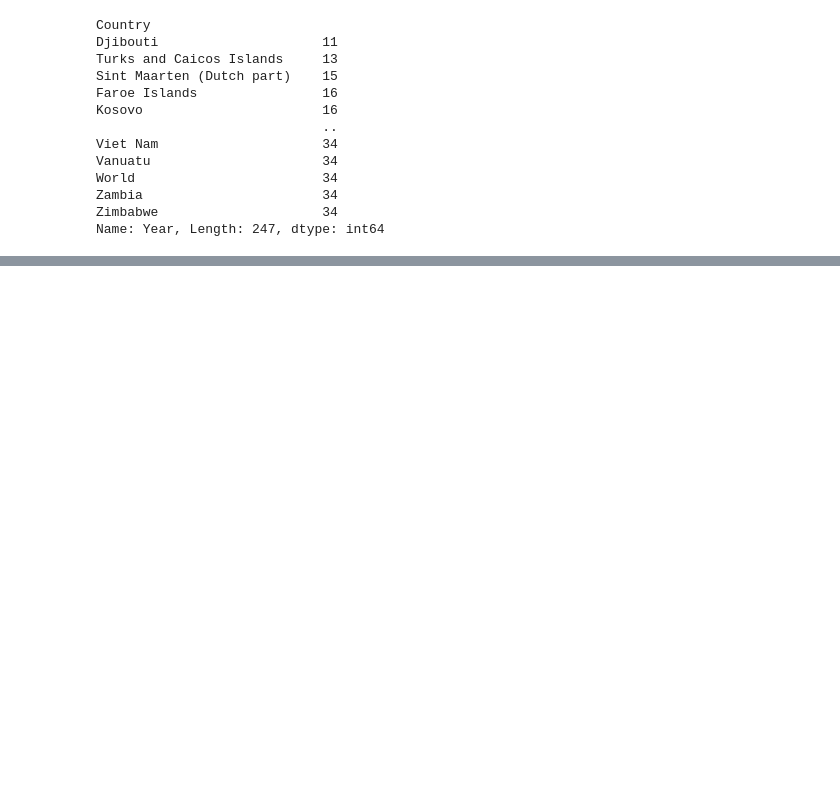
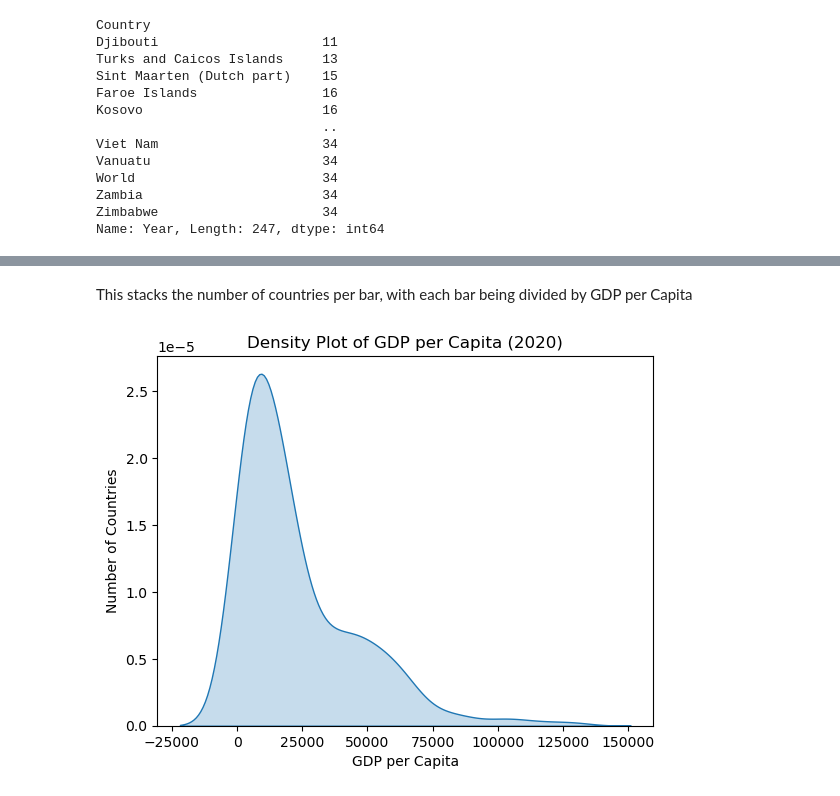
Before and after one commit to NSS-Data-Analytics-Cohort-16/da16-python-gdp-and-internet-use-analysis-MatthewRitchey, a Jupyter notebook: notebooks/gdp_per_capita.ipynb, the cells around one changed output, grey strips where cells are left out. Cells and saved outputs as stored; diff of their text form; code cells hidden in the pictures; blank space fills up the shorter version.

```diff
--- a/notebooks/gdp_per_capita.ipynb
+++ b/notebooks/gdp_per_capita.ipynb
@@ -92,0 +158,10 @@ Name: Year, Length: 247, dtype: int64
+# %% [markdown]
+This stacks the number of countries per bar, with each bar being divided by GDP per Capita
+# %%
+sns.kdeplot(gdp_2020['GDP_Per_Capita'], fill=True)
+plt.title("Density Plot of GDP per Capita (2020)")
+plt.xlabel("GDP per Capita")
+plt.ylabel("Number of Countries")
+plt.show()
+# %% [output]
+[figure, added]
```
Also changed, not shown: parts of 15 cells of this notebook.
